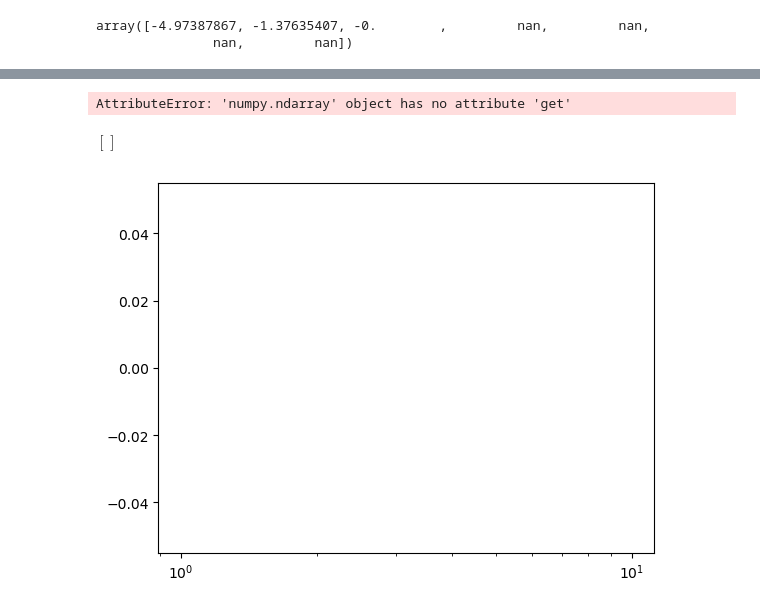
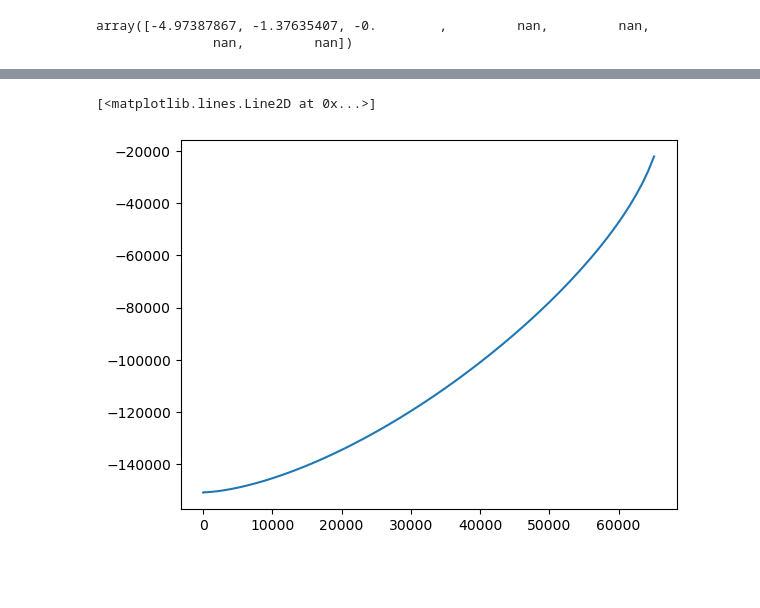
Before and after one commit to Bkorotko03/HoloProj, a Jupyter notebook: UnPertBTZ250920.ipynb, the cells around one changed output, grey strips where cells are left out. Saved outputs shown, nothing was run; the diff lists cells and outputs as text; code cells hidden in the pictures; blank space fills up the shorter version.

```diff
--- a/UnPertBTZ250920.ipynb
+++ b/UnPertBTZ250920.ipynb
@@ -98,15 +98,14 @@ smp.integrate(integrand1(r),(r,R,r0))
 Nintegrand1 = smp.lambdify((r,r0,R,l),integrandExpr1,modules=[backend])
 # %%
 #integrate from origin to boundary
-def action1(r0,l,N,rMin=0.001):
+def action1(r0,l,N,rMin=0.1):
     RGrid_full = np.logspace(np.log10(rMin), np.log10(r0-1), N)
     valid_mask = 1.5 * RGrid_full < r0
     RGrid = RGrid_full[valid_mask]
-    t = np.linspace(0,1,N)
-    rGrid = t[:-1,None] * (r0 - 1.1*RGrid[None,:]) + 1.1*RGrid[None,:]
-    rGrid = rGrid[:,:-1]
-    vals = Nintegrand1(rGrid, r0, RGrid[None, :-1], l)
-    action = np.trapz(vals,rGrid,axis=0)
+    t = np.linspace(0,1,len(RGrid))
+    rGrid = t[:-1,None] * (r0 - 1.5*RGrid[None,:]) + 1.5*RGrid[None,:]
+    vals = Nintegrand1(rGrid[:,:-1], r0, RGrid[None, :-1], l)
+    action = np.trapz(vals,rGrid[:,:-1],axis=0)
     return np.array(RGrid), np.array(action)
 # %%
 def action1Alt(R, l, N, r0_lo=1e-2, r0_hi=1e6, M=None, band=0.0):
@@ -142,7 +141,7 @@ def action1Alt(R, l, N, r0_lo=1e-2, r0_hi=1e6, M=None, band=0.0):
 
     return r0Grid.get(), S.get()
 # %%
-R,s = action1(100000,0.1,500)
+R,s = action1(100000,0.1,1000)
 # %%
 def debug_integrand(r0, l, N=10, rMin=0.1):
     RGrid_full = np.logspace(np.log10(rMin), np.log10(r0-1), N)
@@ -247,10 +198,6 @@ list(vals_debug)
-# %%
-type(s.get())
-# %% [output]
-AttributeError: 'numpy.ndarray' object has no attribute 'get'
 # %%
-plt.plot(r_0,s)
-plt.semilogx()
+plt.plot(R[:-1],s)
+#plt.semilogx()
 # %% [output]
-$\displaystyle \left[ \right]$
+[<matplotlib.lines.Line2D at 0x...>]
-[figure, old version]
+[figure, new version]
```
Also changed, not shown: parts of 7 cells of this notebook.
